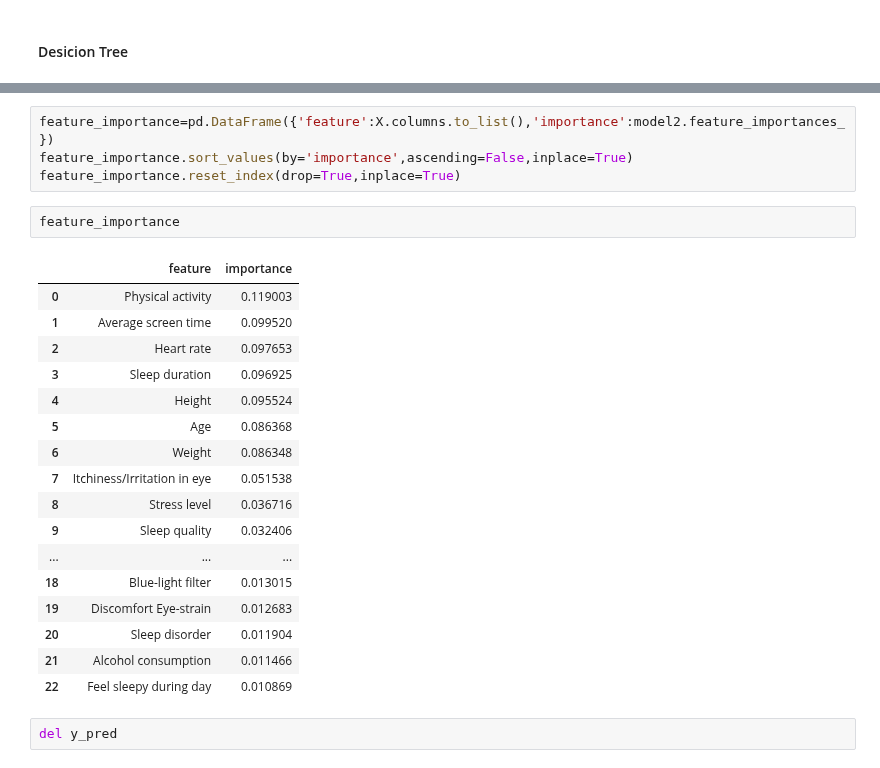
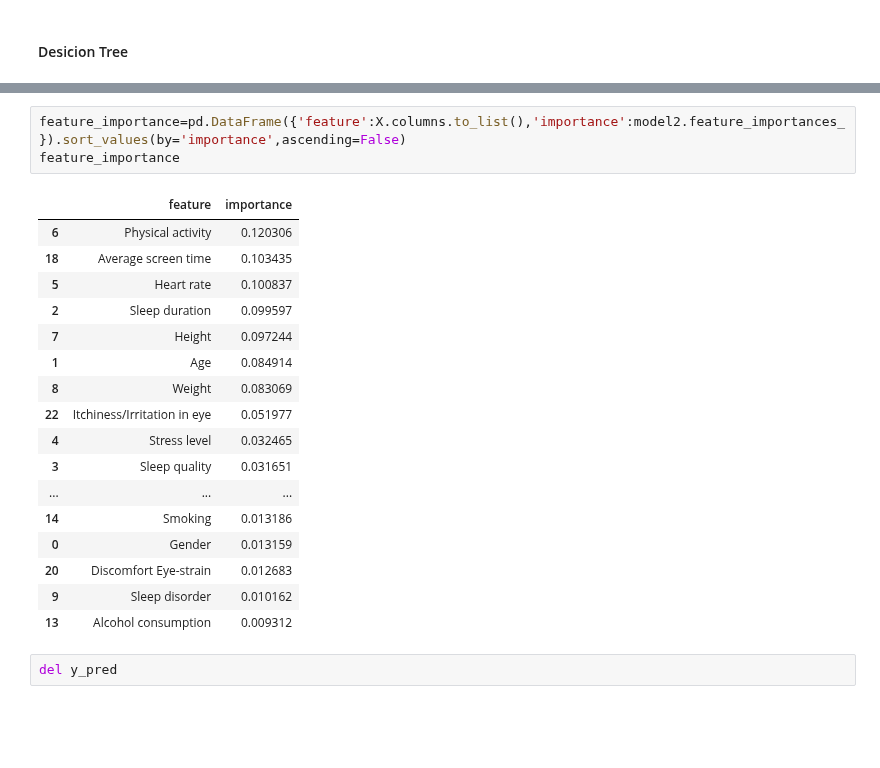
Before and after one commit to Jonkkeyler333/Deteccion_sindrome_ojo_seco, a Jupyter notebook: main.ipynb, the cells around one changed output, grey strips where cells are left out. Drawn from its saved outputs; the diff is of its cells as text; blank space fills up the shorter version.

```diff
--- a/main.ipynb
+++ b/main.ipynb
@@ -473,27 +470,24 @@ plt.show()
 # %%
-feature_importance=pd.DataFrame({'feature':X.columns.to_list(),'importance':model2.feature_importances_})
-feature_importance.sort_values(by='importance',ascending=False,inplace=True)
-feature_importance.reset_index(drop=True,inplace=True)
+feature_importance=pd.DataFrame({'feature':X.columns.to_list(),'importance':model2.feature_importances_}).sort_values(by='importance',ascending=False)
+feature_importance
+# %% [output]
+|  | feature | importance |
+| 6 | Physical activity | 0.120306 |
+| 18 | Average screen time | 0.103435 |
+| 5 | Heart rate | 0.100837 |
+| 2 | Sleep duration | 0.099597 |
+| 7 | Height | 0.097244 |
+| 1 | Age | 0.084914 |
+| 8 | Weight | 0.083069 |
+| 22 | Itchiness/Irritation in eye | 0.051977 |
+| 4 | Stress level | 0.032465 |
+| 3 | Sleep quality | 0.031651 |
+| ... | ... | ... |
+| 14 | Smoking | 0.013186 |
+| 0 | Gender | 0.013159 |
+| 20 | Discomfort Eye-strain | 0.012683 |
+| 9 | Sleep disorder | 0.010162 |
+| 13 | Alcohol consumption | 0.009312 |
-# %%
-feature_importance
-# %% [output]
-|  | feature | importance |
-| 0 | Physical activity | 0.119003 |
-| 1 | Average screen time | 0.099520 |
-| 2 | Heart rate | 0.097653 |
-| 3 | Sleep duration | 0.096925 |
-| 4 | Height | 0.095524 |
-| 5 | Age | 0.086368 |
-| 6 | Weight | 0.086348 |
-| 7 | Itchiness/Irritation in eye | 0.051538 |
-| 8 | Stress level | 0.036716 |
-| 9 | Sleep quality | 0.032406 |
-| ... | ... | ... |
-| 18 | Blue-light filter | 0.013015 |
-| 19 | Discomfort Eye-strain | 0.012683 |
-| 20 | Sleep disorder | 0.011904 |
-| 21 | Alcohol consumption | 0.011466 |
-| 22 | Feel sleepy during day | 0.010869 |
 # %%
 del y_pred
 # %% [markdown]
```
Also changed, not shown: parts of 14 cells of this notebook.
